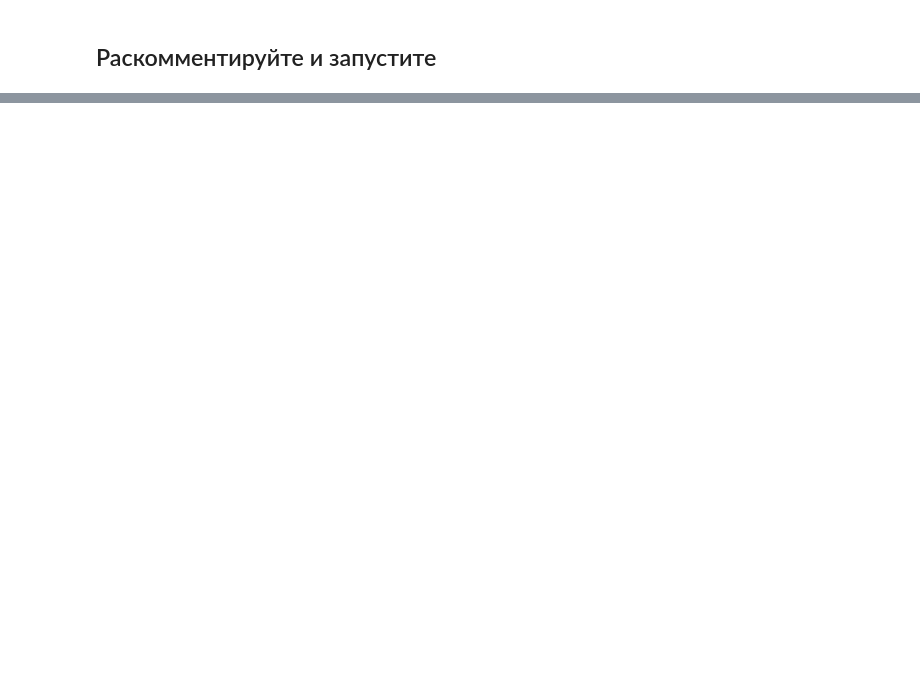
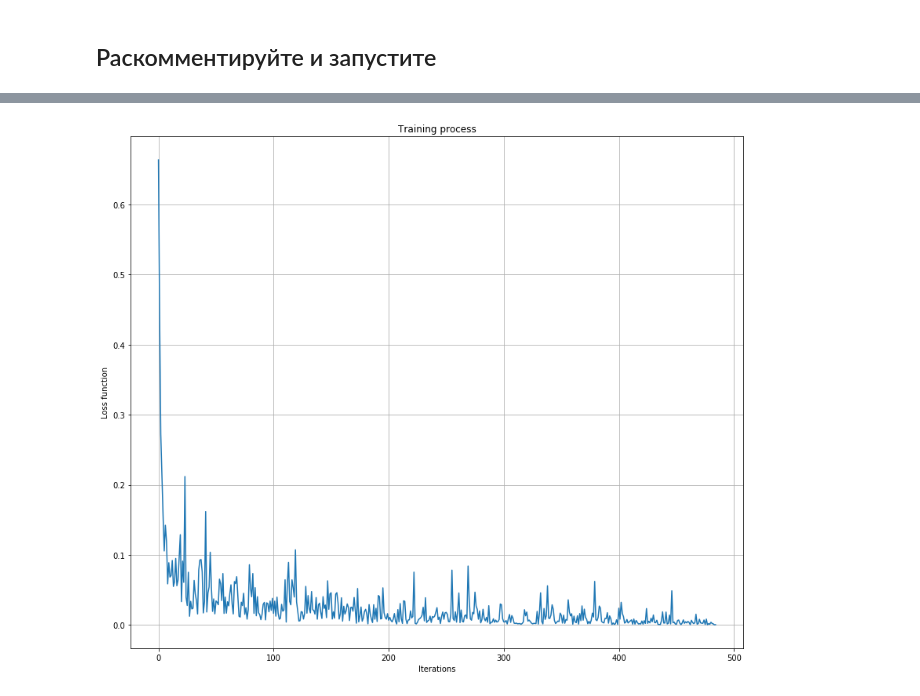
Before and after one commit to BobaZooba/DeepNLP, a Jupyter notebook: week_01/neural_network/Homework 1.1.ipynb, the cells around one changed output, grey strips where cells are left out. Cells and saved outputs as stored; diff of their text form; code cells hidden in the pictures; blank space fills up the shorter version.

```diff
--- a/week_01/neural_network/Homework 1.1.ipynb
+++ b/week_01/neural_network/Homework 1.1.ipynb
@@ -448,0 +922,4 @@ NameError: name 'learning_rate' is not defined
+# %%
+# избавимся от единичной размерности
+pred = pred.squeeze()
+y = y.squeeze()
@@ -448,0 +930,4 @@ NameError: name 'learning_rate' is not defined
+# %%
+# таким образом из торчовых тензоров мы можем сделать нумпаевские массивы
+pred = pred.numpy()
+y = y.numpy()
@@ -448,0 +949,4 @@ NameError: name 'learning_rate' is not defined
+# %%
+# бинаризируем наши предсказания
+pred[pred > 0.5] = 1
+pred[pred <= 0.5] = 0
@@ -448,0 +958,8 @@ NameError: name 'learning_rate' is not defined
+# %%
+# заново определим нашу модель и выучимся несколько эпох
+# будут уже новые параметры
+model = MLP(in_features=784, inner_features=256, out_features=1)
+
+criterion = torch.nn.BCELoss()
+# мы позже поговорим про этот оптимизационный алгоритм
+optimizer = torch.optim.Adam(params=model.parameters())
@@ -448,0 +1059,9 @@ NameError: name 'learning_rate' is not defined
+# %%
+plt.figure(figsize=(14, 12))
+plt.plot(losses)
+plt.grid()
+plt.title('Training process')
+plt.xlabel('Iterations')
+plt.ylabel('Loss function');
+# %% [output]
+[figure, added]
```
Also changed, not shown: parts of 119 cells of this notebook, 1 other file.
